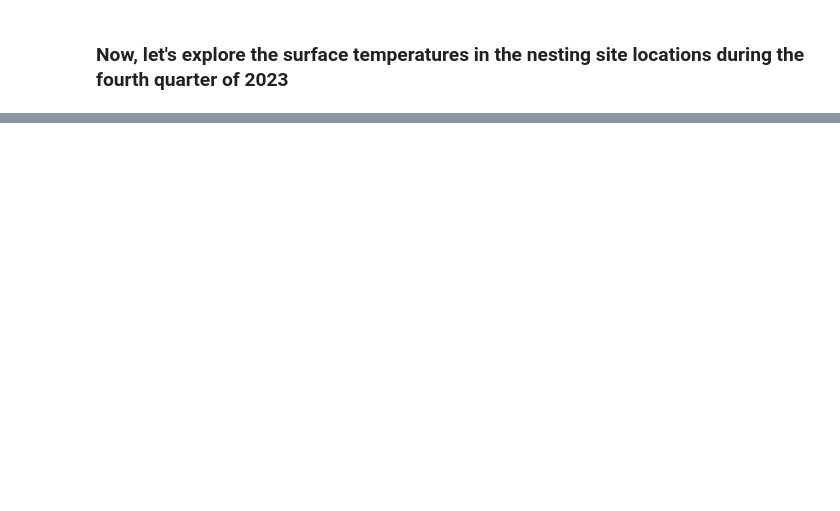
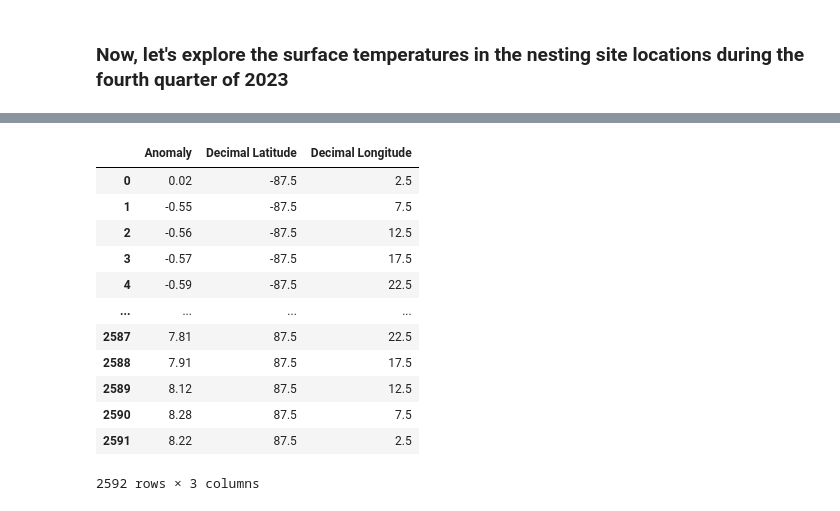
Before and after one commit to katrventura/climate-turtle-gender, a Jupyter notebook: sea-turtle-nesting.ipynb, the cells around one changed output, grey strips where cells are left out. Cells and saved outputs as stored; diff of their text form; code cells hidden in the pictures; blank space fills up the shorter version.

```diff
--- a/sea-turtle-nesting.ipynb
+++ b/sea-turtle-nesting.ipynb
@@ -168,0 +246,17 @@ source: https://www.ncei.noaa.gov/access/monitoring/monthly-report/global/202313
+# %%
+df = df.drop(['Latitude', 'Longitude'], axis=1)
+df
+# %% [output]
+|  | Anomaly | Decimal Latitude | Decimal Longitude |
+| 0 | 0.02 | -87.5 | 2.5 |
+| 1 | -0.55 | -87.5 | 7.5 |
+| 2 | -0.56 | -87.5 | 12.5 |
+| 3 | -0.57 | -87.5 | 17.5 |
+| 4 | -0.59 | -87.5 | 22.5 |
+| ... | ... | ... | ... |
+| 2587 | 7.81 | 87.5 | 22.5 |
+| 2588 | 7.91 | 87.5 | 17.5 |
+| 2589 | 8.12 | 87.5 | 12.5 |
+| 2590 | 8.28 | 87.5 | 7.5 |
+| 2591 | 8.22 | 87.5 | 2.5 |
+2592 rows × 3 columns
```
Also changed, not shown: parts of 11 cells of this notebook.
